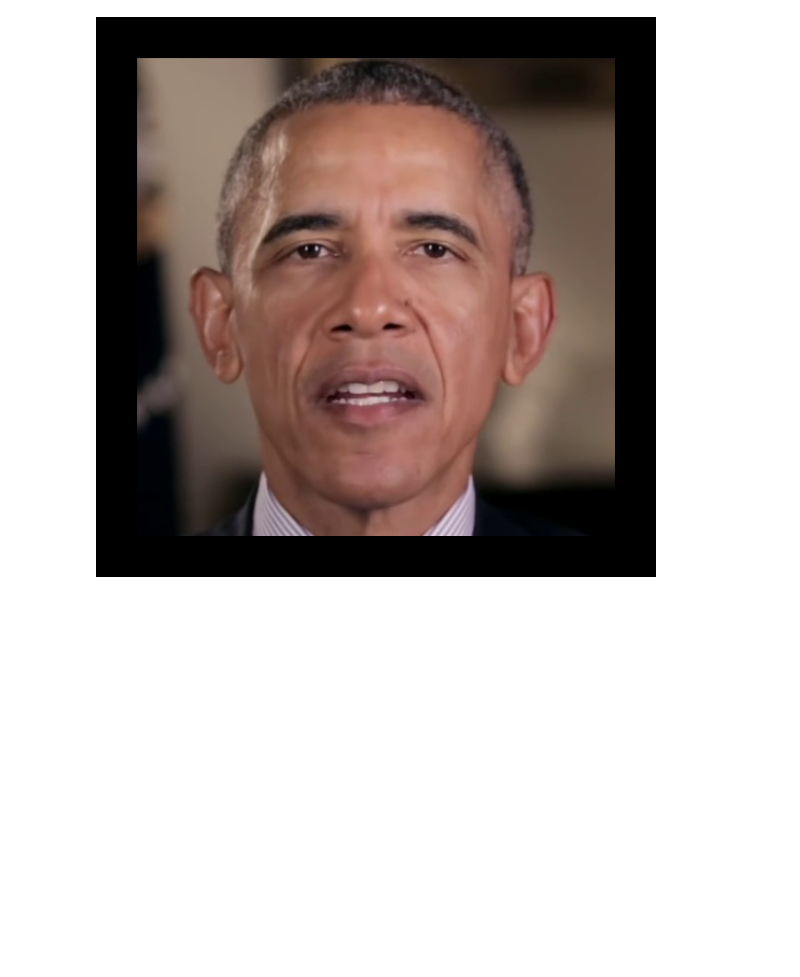
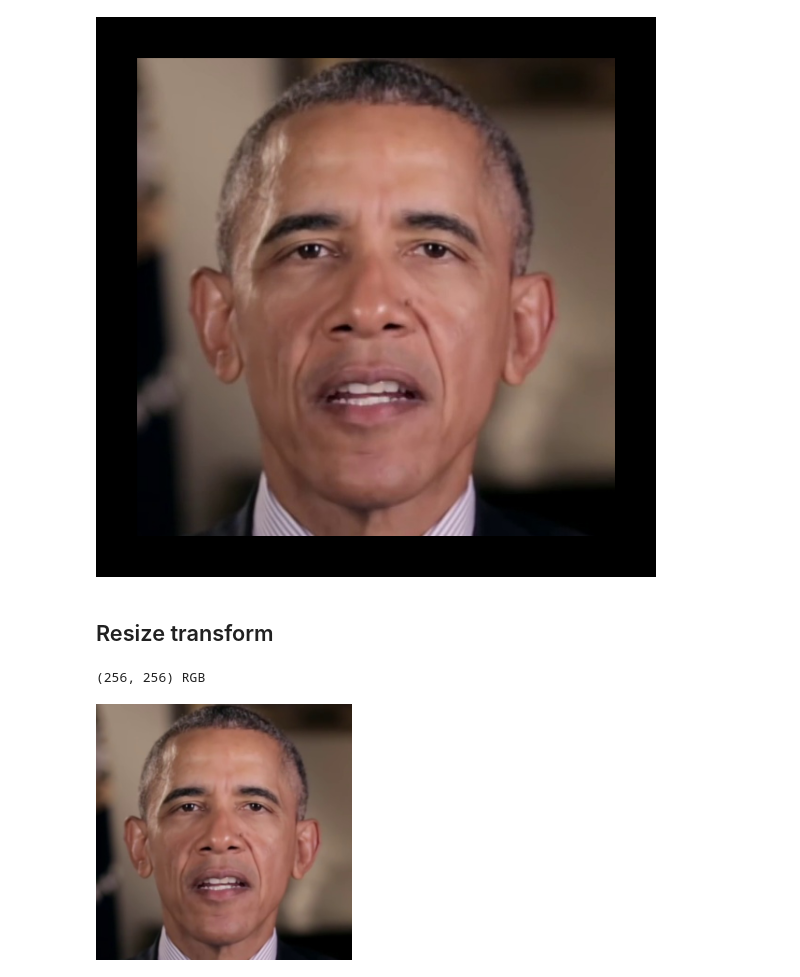
Before and after one commit to zhanghm1995/programming-learning-examples, a Jupyter notebook: Python_learning/DL/torchvision_learn/image_transforms.ipynb, the cells around one changed output. Drawn from its saved outputs; the diff is of its cells as text; code cells hidden in the pictures; blank space fills up the shorter version.

```diff
--- a/Python_learning/DL/torchvision_learn/image_transforms.ipynb
+++ b/Python_learning/DL/torchvision_learn/image_transforms.ipynb
@@ -41,3 +43,21 @@ display(image)
 <class 'torch.Tensor'> torch.Size([2, 3, 512, 512])
 <class 'torch.Tensor'> torch.Size([2, 3, 600, 600])
 [figure]
+# %% [markdown]
+## Resize transform
+# %%
+target_image_size = (256, 256)
+
+trans = transforms.Resize(target_image_size)
+
+img_path = "./data/obama.jpg"
+img_src = PIL.Image.open(img_path).convert('RGB')
+
+# display(img_src)
+
+img_resize = trans(img_src)
+print(img_resize.size, img_resize.mode)
+display(img_resize)
+# %% [output]
+(256, 256) RGB
+[figure, added]
```
Also changed, not shown: parts of 1 cell of this notebook, 5 other files.
